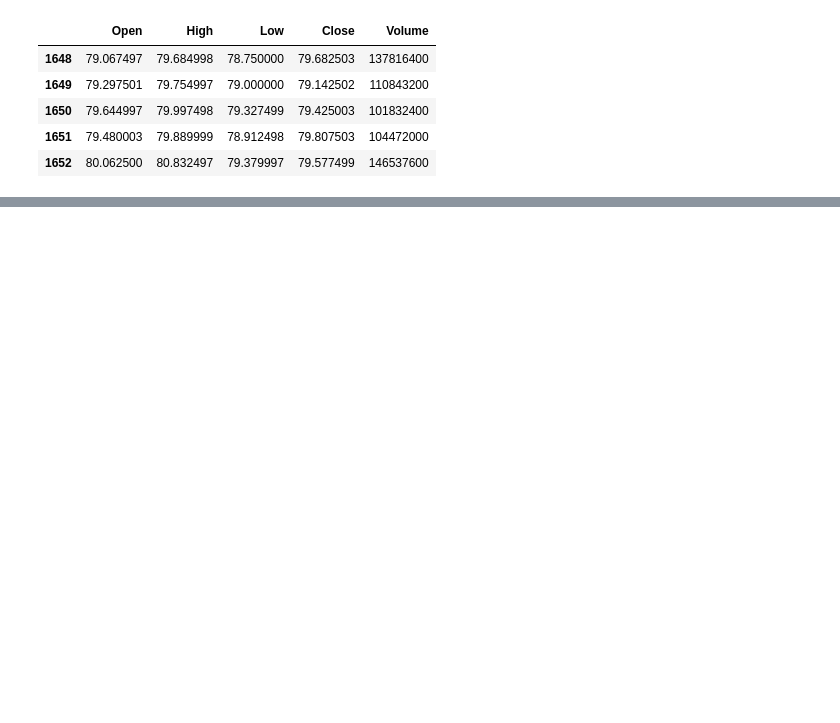
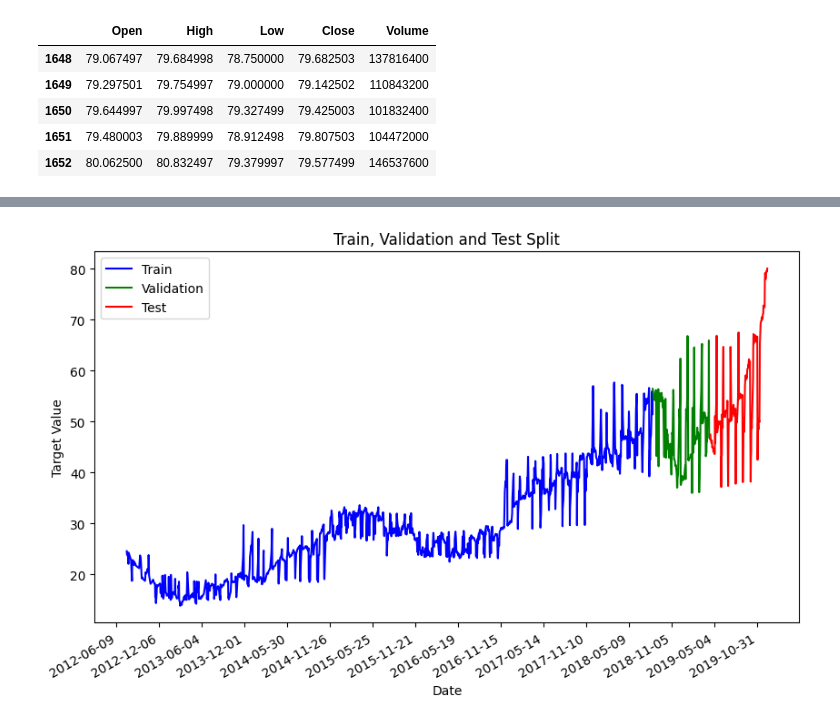
Before and after one commit to SiruiHe/Sentiment-to-Stocks, a Jupyter notebook: code.ipynb, the cells around one changed output, grey strips where cells are left out. Saved outputs shown, nothing was run; the diff lists cells and outputs as text; code cells hidden in the pictures; blank space fills up the shorter version.

```diff
--- a/code.ipynb
+++ b/code.ipynb
@@ -310,7 +231,8 @@ daily_data_selected
 # %%
 # 选择特征和目标
-# features = daily_data_selected.drop('Next_Open', axis=1)
-features = daily_data_selected.drop(['Next_Open', 'P_news_pos', 'P_news_neg', 'P_op_pos', 'P_op_neg'], axis=1)
+# 保留原本的index，将'Date'列单独提取出来保存
+date = daily_data_selected['Date']
+features = daily_data_selected.drop(['Date','P_news_pos', 'P_news_neg', 'P_op_pos', 'P_op_neg'], axis=1)
 # Open作为预测目标
 target = daily_data_selected['Open']
 features.tail()
@@ -390 +308,49 @@ target_tensor = torch.tensor(target_seq, dtype=torch.float32)
+# %%
+# Example sequence length
+seq_length = 20
+
+# Create sequences
+features_seq, target_seq = create_sequences(scaled_features, scaled_target, seq_length)
+
+# 计算训练集、验证集、测试集的大小
+train_size = int(len(features_seq) * 0.9)
+val_size = int(len(features_seq) * 0.05)
+test_size = len(features_seq) - train_size - val_size
+
+# 按时间顺序划分训练集、验证集、测试集
+train_features, train_target = features_seq[:train_size], target_seq[:train_size]
+val_features, val_target = features_seq[train_size:train_size+val_size], target_seq[train_size:train_size+val_size]
+test_features, test_target = features_seq[train_size+val_size:], target_seq[train_size+val_size:]
+
+# 假设我们的目标是预测第一个特征
+train_target_unscaled = scaler_target.inverse_transform(train_target)
+val_target_unscaled = scaler_target.inverse_transform(val_target)
+test_target_unscaled = scaler_target.inverse_transform(test_target)
+
+plt.figure(figsize=(10, 6))
+
+# 将日期字符串转换为日期对象
+date = pd.to_datetime(date)
+
+# 绘制训练集
+plt.plot(date[:train_size], train_target_unscaled, color='blue', label='Train')
+
+# 绘制验证集
+plt.plot(date[train_size:train_size+val_size], val_target_unscaled, color='green', label='Validation')
+
+# 绘制测试集
+plt.plot(date[train_size+val_size:train_size+val_size+len(test_target_unscaled)], test_target_unscaled, color='red', label='Test')
+
+# 设置x轴的日期格式
+plt.gca().xaxis.set_major_formatter(mdates.DateFormatter('%Y-%m-%d'))
+plt.gca().xaxis.set_major_locator(mdates.DayLocator(interval=180))  # 设置日期间隔，这里是每250天一个刻度
+
+plt.title('Train, Validation and Test Split')
+plt.xlabel('Date')
+plt.ylabel('Target Value')
+plt.legend()
+plt.gcf().autofmt_xdate()  # 自动调整x轴日期标签的角度以提高可读性
+plt.show()
+# %% [output]
+[figure, added]
 # %%
```
Also changed, not shown: parts of 27 cells of this notebook, 2 other files.
